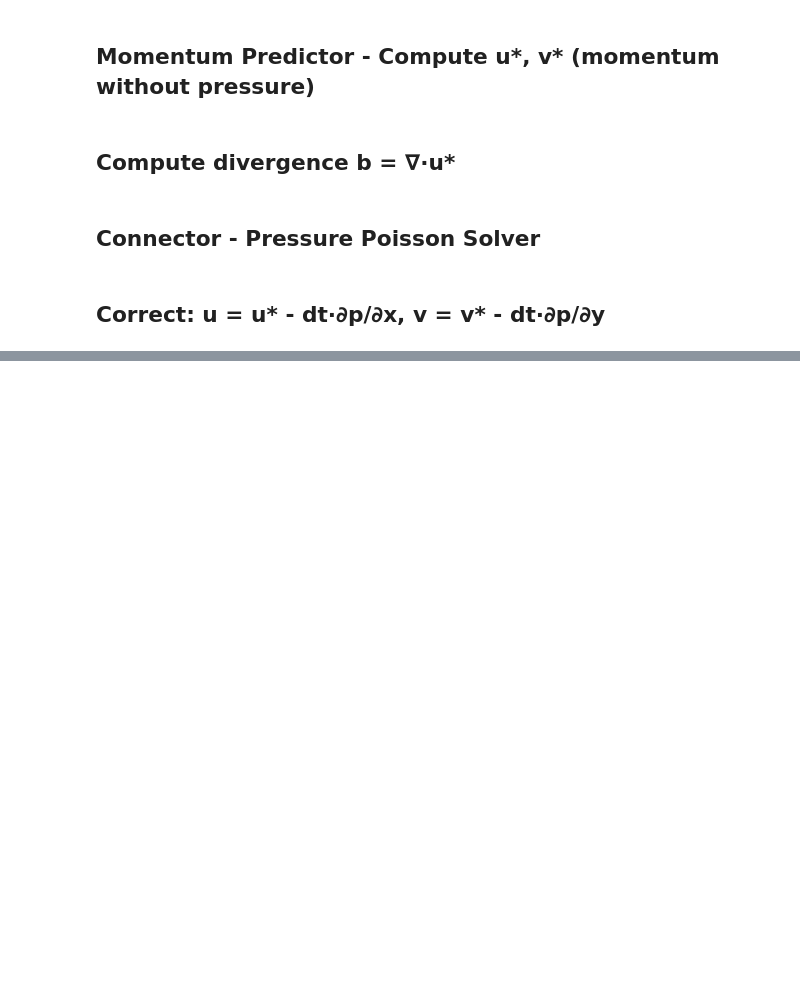
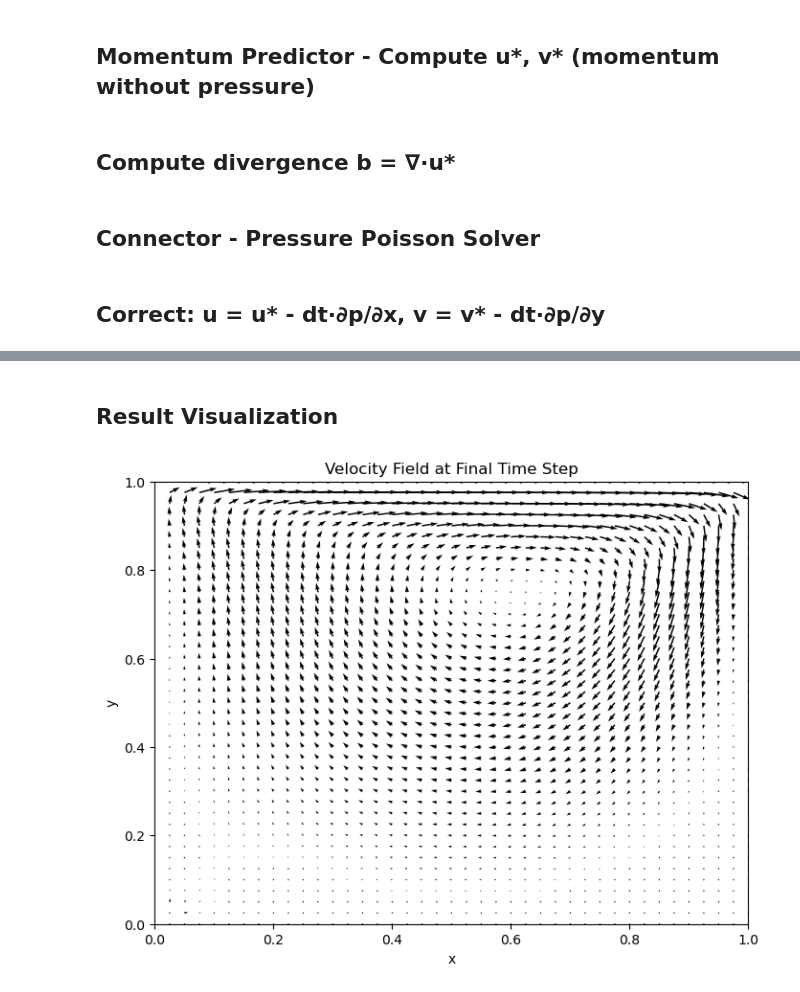
Before and after one commit to harishragul/cfd, a Jupyter notebook: exercise/lid_driven_cavity.ipynb, the cells around one changed output, grey strips where cells are left out. Drawn from its saved outputs; the diff is of its cells as text; code cells hidden in the pictures; blank space fills up the shorter version.

```diff
--- a/exercise/lid_driven_cavity.ipynb
+++ b/exercise/lid_driven_cavity.ipynb
@@ -42,7 +42,7 @@ print(f"CFL_y    = {CFL_y:.4f}")
 print(f"r        = {r:.4f}")
 print(f"Combined = {CFL_x + CFL_y + 4*r:.4f}  (must be ≤ 1)")
 
-nt = 1000  # Number of time steps
+nt = 20000  # Number of time steps
 T = nt * dt  # Total simulation time
 print(f"Total simulation time T = {T:.4f}")
 # %% [output]
@@ -163,0 +187,32 @@ def pressure_poisson_connector(u_star, v_star, p, dx, dy, dt, rho=1.0, max_iter=
+# %%
+u_history = []
+v_history = []
+p_history = []
+residual_history = []
+
+for n in range(nt):
+    u_old = u.copy()
+    v_old = v.copy()
+    p_old = p.copy()
+
+    u_old, v_old = apply_boundary_conditions(u_old, v_old)
+    u_star, v_star = momentum_predictor(u_old, v_old, p_old, dx, dy, dt, Nu)
+    p = pressure_poisson_connector(u_star, v_star, p_old, dx, dy, dt)
+    u, v = velocity_corrector(u_star, v_star, p, dx, dy, dt)
+
+    u_history.append(u.copy())
+    v_history.append(v.copy())
+    p_history.append(p.copy())
+
+    u, v = apply_boundary_conditions(u, v)
+
+    residual = np.max(np.abs(u - u_old))
+    residual_history.append(residual)
+    if n % 100 == 0:
+        print(f"Step {n:4d} | residual = {residual:.2e}")
+
+    if check_convergence(u, v, u_old, v_old):
+        print(f"Converged at step {n}.")
+        break
+
+else:    print("Did not converge within the maximum time steps.")
@@ -163,0 +236,15 @@ def pressure_poisson_connector(u_star, v_star, p, dx, dy, dt, rho=1.0, max_iter=
+# %% [markdown]
+## Result Visualization
+# %%
+# Velocity Field Visualization
+
+plt.figure(figsize=(8, 6))
+plt.title("Velocity Field at Final Time Step")
+plt.quiver(X, Y, u, v)
+plt.xlabel('x')
+plt.ylabel('y')
+plt.xlim(0, L)
+plt.ylim(0, L)
+plt.show()
+# %% [output]
+[figure, added]
```
Also changed, not shown: parts of 10 cells of this notebook, 3 other files.
